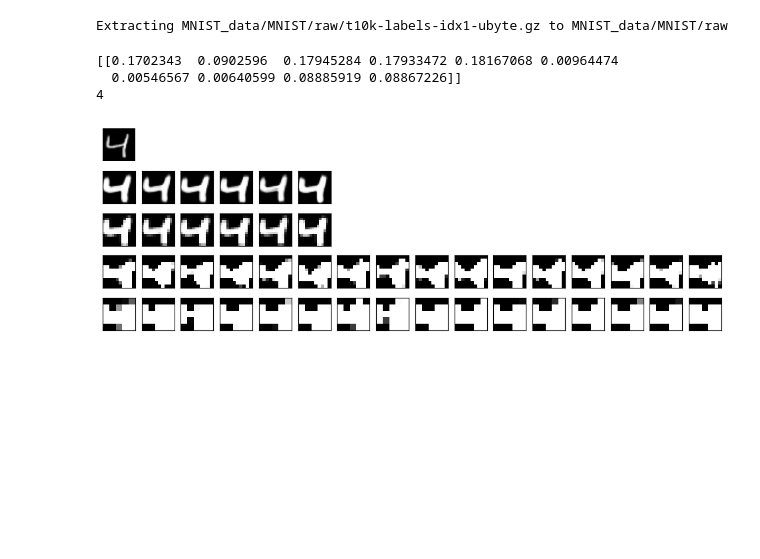
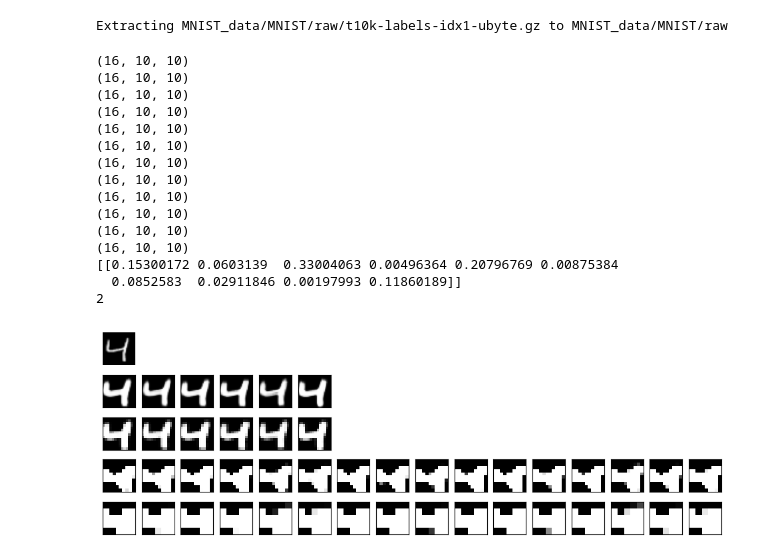
Before and after one commit to VictorFranco/python-lenet-from-scratch, a Jupyter notebook: LeNet5.ipynb, the cells around one changed output. Cells and saved outputs as stored; diff of their text form; code cells hidden in the pictures; blank space fills up the shorter version.

Commit message:
feat: add unpooling for backpropagation

```diff
--- a/LeNet5.ipynb
+++ b/LeNet5.ipynb
@@ -62,7 +62,7 @@ class ConvolutionalLayer():
     self.in_channels = in_channels
     self.out_channels = out_channels
     self.kernel_size = kernel_size
-    self.kernels = np.random.rand(out_channels, kernel_size, kernel_size)
+    self.kernels = np.random.rand(out_channels, in_channels, kernel_size, kernel_size)
     self.biases = np.random.rand(1, out_channels)
   def forward(self, image):
     if image.ndim == 2:
@@ -86,20 +86,21 @@ class ConvolutionalLayer():
 # %%
 def max_pooling(window_size, stride, i_input):
   maps = []
-  for i in range(int(i_input.shape[0])):
-    map = i_input[i]
-    feature_map = []
+  maps = np.zeros((i_input.shape[0],int(i_input.shape[1]/2),int(i_input.shape[1]/2)))
+  for i in range(i_input.shape[0]):
     for j in range(int(i_input.shape[1]/2)):
-      row = []
       for k in range(int(i_input.shape[1]/2)):
-        max = map[j*2:2+j*2,k*2:2+k*2].max()
-        row.append(max)
-      feature_map.append(row)
-    feature_map = np.array(feature_map)
-    maps.append(feature_map)
-  maps = np.array(maps)
+        maps[i,j,k] = i_input[i,j*2:2+j*2,k*2:2+k*2].max()
   return maps
-
+def unpooling(window_size, stride, i_input, delta):
+  delta = np.reshape(delta, (i_input.shape[0], int(i_input.shape[1]/2), int(i_input.shape[1]/2)))
+  maps = np.zeros_like(i_input)
+  for i in range(i_input.shape[0]):
+    for j in range(int(i_input.shape[1]/2)):
+      for k in range(int(i_input.shape[1]/2)):
+        max = np.unravel_index(i_input[i,j*2:2+j*2,k*2:2+k*2].argmax(), (window_size, window_size))
+        maps[i,j*2+max[0],k*2+max[1]] = delta[i][j][k]
+  return maps
 def softmax(matrix):
   return np.exp(matrix) / np.exp(matrix).sum()
 # %%
@@ -179,6 +180,10 @@ class LeNet5():
         delta = delta @ self.architecture[9].weights.T * prime
         d_w3 += f.T @ delta
         d_b3 += delta
+        # convolutional
+        delta = delta @ self.architecture[7].weights.T
+        unpool = unpooling(2, 2, c2, delta)
+        print(unpool.shape)
       self.architecture[11].weights += lr / len(trainset) * d_w1
       self.architecture[11].biases += lr / len(trainset) * d_b1
       self.architecture[9].weights += lr / len(trainset) * d_w2
@@ -197,30 +202,42 @@ trainset, testset = dataset2numpy(trainset), dataset2numpy(testset)
 # %%
 # hyperparameters
 np.random.seed(30)
 lr = 0.1
-epochs = 10
+epochs = 1
 
 lenet = LeNet5(trainset,testset)
 lenet.train(lr, epochs)
 
 img = trainset[2][0]
 outputs = lenet.forwardpass(img)
 print(outputs)
 print(np.argmax(outputs))
 
 fig, ax = plt.subplots(nrows=5, ncols=16, figsize=(12, 4))
 for i in range(16):
   for j in range(5):
     ax[j][i].axis("off")
 ax[0][0].imshow(img,cmap='gray')
 for j in range(4):
   for i in range(len(lenet.conv_imgs[j])):
     ax[j+1][i].axis("on")
     ax[j+1][i].set_xticks([])
     ax[j+1][i].set_yticks([])
     ax[j+1][i].imshow(lenet.conv_imgs[j][i],cmap='gray')
 # %% [output]
-[[0.1702343  0.0902596  0.17945284 0.17933472 0.18167068 0.00964474
-  0.00546567 0.00640599 0.08885919 0.08867226]]
-4
+(16, 10, 10)
+(16, 10, 10)
+(16, 10, 10)
+(16, 10, 10)
+(16, 10, 10)
+(16, 10, 10)
+(16, 10, 10)
+(16, 10, 10)
+(16, 10, 10)
+(16, 10, 10)
+(16, 10, 10)
+(16, 10, 10)
+[[0.15300172 0.0603139  0.33004063 0.00496364 0.20796769 0.00875384
+  0.0852583  0.02911846 0.00197993 0.11860189]]
+2
-[figure, old version]
+[figure, new version]
```
